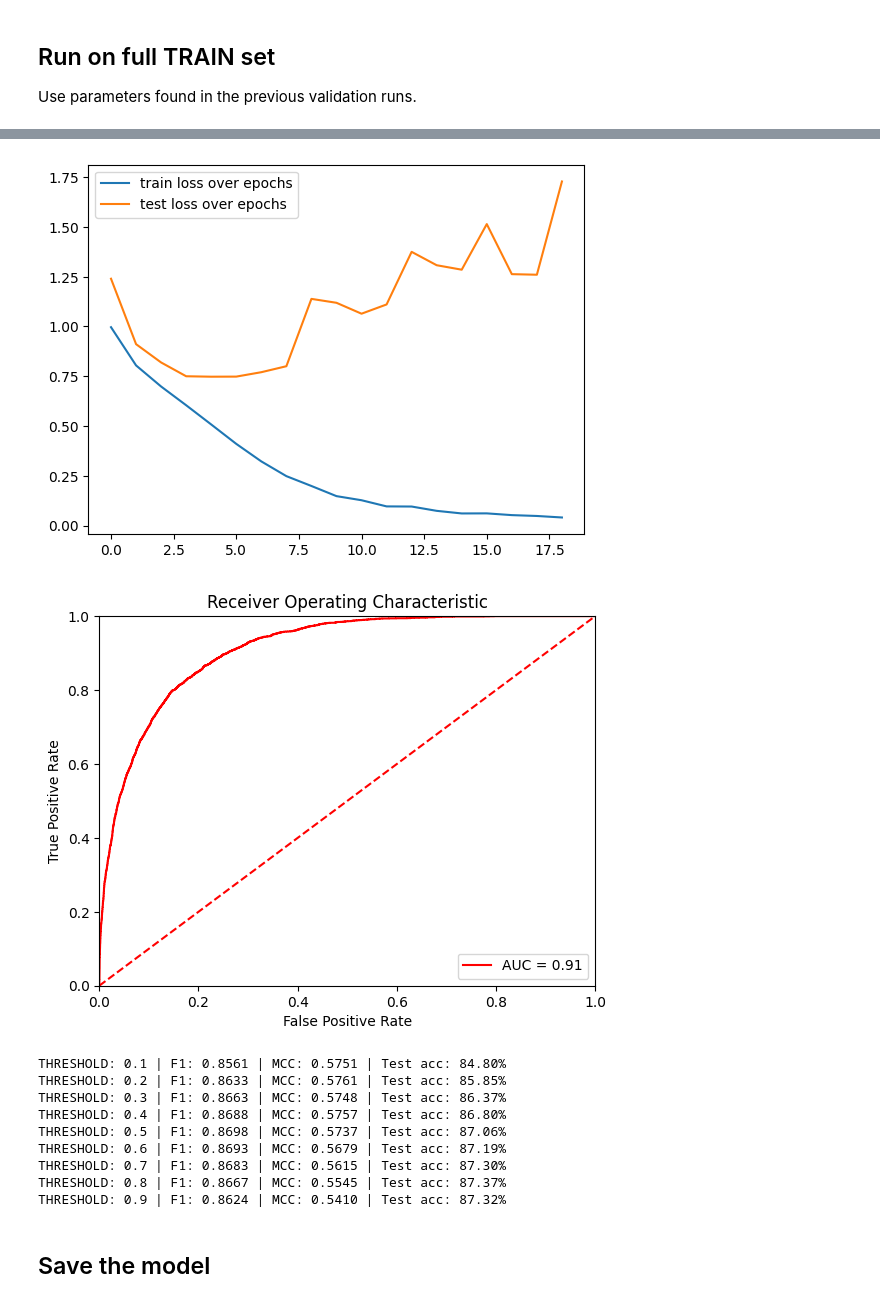
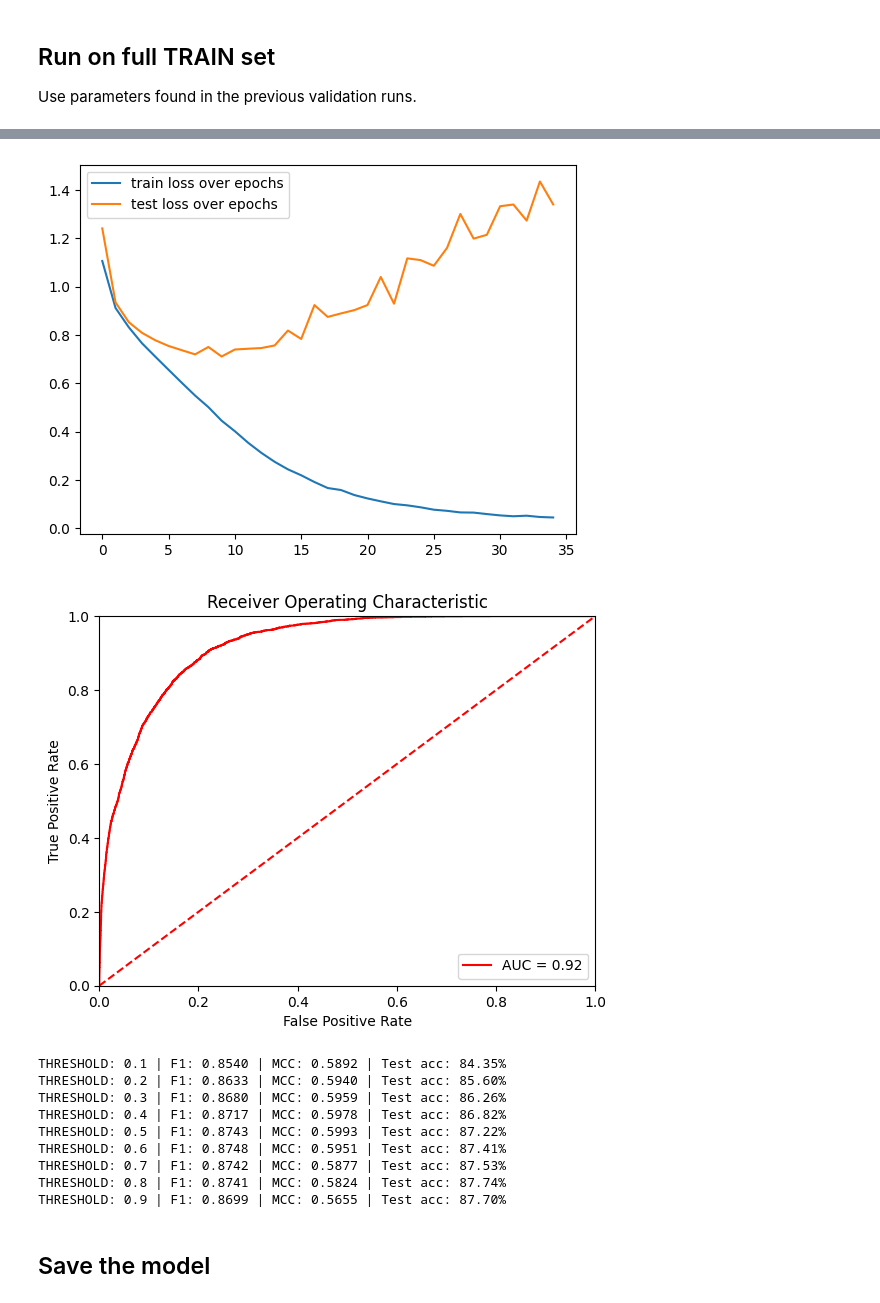
Before and after one commit to skrhakv/seq2pocket, a Jupyter notebook: src/smoothing-classifier/classifier-for-cryptoshow.ipynb, the cells around one changed output, grey strips where cells are left out. Drawn from its saved outputs; the diff is of its cells as text; code cells hidden in the pictures.

Commit message:
re-extract non-enhanced scPDB for training and filter with respect to LIGYSIS

````diff
--- a/src/smoothing-classifier/classifier-for-cryptoshow.ipynb
+++ b/src/smoothing-classifier/classifier-for-cryptoshow.ipynb
@@ -13,9 +13,9 @@ import torch.nn as nn
 from sklearn.utils import class_weight
 from sklearn import metrics
 
-DATASET = 'cryptobench'
-DATA_PATH = f'/home/skrhakv/cryptic-nn/data/{DATASET}' # https://owncloud.cesnet.cz/index.php/f/643927427
-ESM_EMBEDDINGS_PATH = f'{DATA_PATH}/embeddings'
+# data from gpulab:/home/skrhakv/cryptic-nn/data/cryptobench/embeddings or ../distance-matrices
+DATA_PATH = f'/work/skrhakv/cryptic-nn' # https://owncloud.cesnet.cz/index.php/f/643927427
+ESM_EMBEDDINGS_PATH = f'{DATA_PATH}/650M-embeddings'
 DISTANCE_MATRICES_PATH = f'{DATA_PATH}/distance-matrices'
 
 device = torch.device('cuda' if torch.cuda.is_available() else 'cpu')
@@ -126,10 +126,10 @@ Use one of the training folds as a validation set:
 /home/skrhakv/cryptic-nn/src/fine-tuning/train.txt
 ```
 # %%
-Xs_train, Ys_train, _ = process_sequence_dataset(f'/home/skrhakv/cryptic-nn/src/fine-tuning/train.txt', ESM_EMBEDDINGS_PATH, DISTANCE_MATRICES_PATH)
+Xs_train, Ys_train, _ = process_sequence_dataset(f'{DATA_PATH}/train_val.txt', ESM_EMBEDDINGS_PATH, DISTANCE_MATRICES_PATH)
 train_dataset = SmoothnessClassifierDataset(Xs_train, Ys_train)
 
-Xs_val, Ys_val, idx_val = process_sequence_dataset(f'/home/skrhakv/cryptic-nn/src/fine-tuning/val.txt', ESM_EMBEDDINGS_PATH, DISTANCE_MATRICES_PATH)
+Xs_val, Ys_val, idx_val = process_sequence_dataset(f'{DATA_PATH}/val.txt', ESM_EMBEDDINGS_PATH, DISTANCE_MATRICES_PATH)
 val_dataset = SmoothnessClassifierDataset(Xs_val, Ys_val)
 # %% [output]
 Concatenating ...
@@ -140,7 +140,8 @@ Converting to torch tensor ...
 DECISION_THRESHOLD = 0.5
 DROPOUT = 0.3
 LAYER_WIDTH = 256
-ESM2_DIM  = 2560 * 2
+# ESM2_DIM  = 2560 * 2
+ESM2_DIM  = 1280 * 2
 
 class CryptoBenchClassifier(nn.Module):
     def __init__(self, dim=LAYER_WIDTH, dropout=DROPOUT):
@@ -385,10 +387,10 @@ DECISION_THRESHOLD = 0.4
 ## Run on full TRAIN set
 Use parameters found in the previous validation runs.
 # %%
-Xs_train, Ys_train, _ = process_sequence_dataset(f'/home/skrhakv/cryptic-nn/data/cryptobench/train.txt', ESM_EMBEDDINGS_PATH, DISTANCE_MATRICES_PATH)
+Xs_train, Ys_train, _ = process_sequence_dataset(f'{DATA_PATH}/train.txt', ESM_EMBEDDINGS_PATH, DISTANCE_MATRICES_PATH)
 train_dataset = SmoothnessClassifierDataset(Xs_train, Ys_train)
 
-Xs_test, Ys_test, idx_test = process_sequence_dataset(f'/home/skrhakv/cryptic-nn/data/cryptobench/test.txt', ESM_EMBEDDINGS_PATH, DISTANCE_MATRICES_PATH)
+Xs_test, Ys_test, idx_test = process_sequence_dataset(f'{DATA_PATH}/test.txt', ESM_EMBEDDINGS_PATH, DISTANCE_MATRICES_PATH)
 test_dataset = SmoothnessClassifierDataset(Xs_test, Ys_test)
 
 model_3 = CryptoBenchClassifier(dim=best_dim, dropout=best_dropout).to(device)
@@ -418,14 +420,14 @@ Epoch: 18 | Loss: 0.00641, Accuracy: 86.80% | Test loss: 1.72829, AUC: 0.9102, M
-[figure, old version]
+[figure, new version]
-[figure, old version]
+[figure, new version]
-THRESHOLD: 0.1 | F1: 0.8561 | MCC: 0.5751 | Test acc: 84.80%
-THRESHOLD: 0.2 | F1: 0.8633 | MCC: 0.5761 | Test acc: 85.85%
-THRESHOLD: 0.3 | F1: 0.8663 | MCC: 0.5748 | Test acc: 86.37%
-THRESHOLD: 0.4 | F1: 0.8688 | MCC: 0.5757 | Test acc: 86.80%
-THRESHOLD: 0.5 | F1: 0.8698 | MCC: 0.5737 | Test acc: 87.06%
-THRESHOLD: 0.6 | F1: 0.8693 | MCC: 0.5679 | Test acc: 87.19%
-THRESHOLD: 0.7 | F1: 0.8683 | MCC: 0.5615 | Test acc: 87.30%
-THRESHOLD: 0.8 | F1: 0.8667 | MCC: 0.5545 | Test acc: 87.37%
-THRESHOLD: 0.9 | F1: 0.8624 | MCC: 0.5410 | Test acc: 87.32%
+THRESHOLD: 0.1 | F1: 0.8540 | MCC: 0.5892 | Test acc: 84.35%
+THRESHOLD: 0.2 | F1: 0.8633 | MCC: 0.5940 | Test acc: 85.60%
+THRESHOLD: 0.3 | F1: 0.8680 | MCC: 0.5959 | Test acc: 86.26%
+THRESHOLD: 0.4 | F1: 0.8717 | MCC: 0.5978 | Test acc: 86.82%
+THRESHOLD: 0.5 | F1: 0.8743 | MCC: 0.5993 | Test acc: 87.22%
+THRESHOLD: 0.6 | F1: 0.8748 | MCC: 0.5951 | Test acc: 87.41%
+THRESHOLD: 0.7 | F1: 0.8742 | MCC: 0.5877 | Test acc: 87.53%
+THRESHOLD: 0.8 | F1: 0.8741 | MCC: 0.5824 | Test acc: 87.74%
+THRESHOLD: 0.9 | F1: 0.8699 | MCC: 0.5655 | Test acc: 87.70%
 # %% [markdown]
 ## Save the model
 # %%
````
Also changed, not shown: parts of 4 cells of this notebook, 6 other files.
